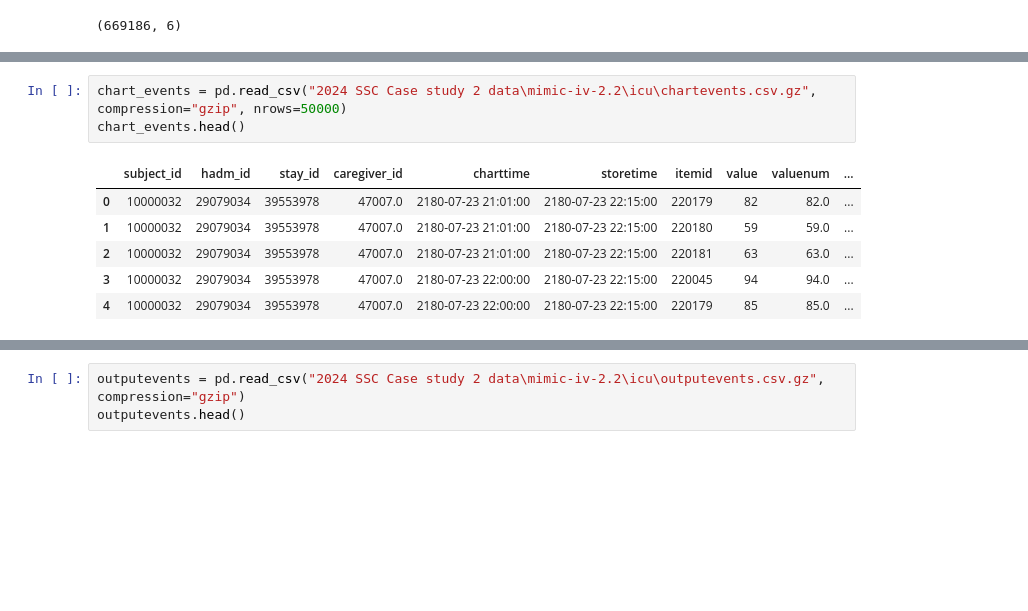
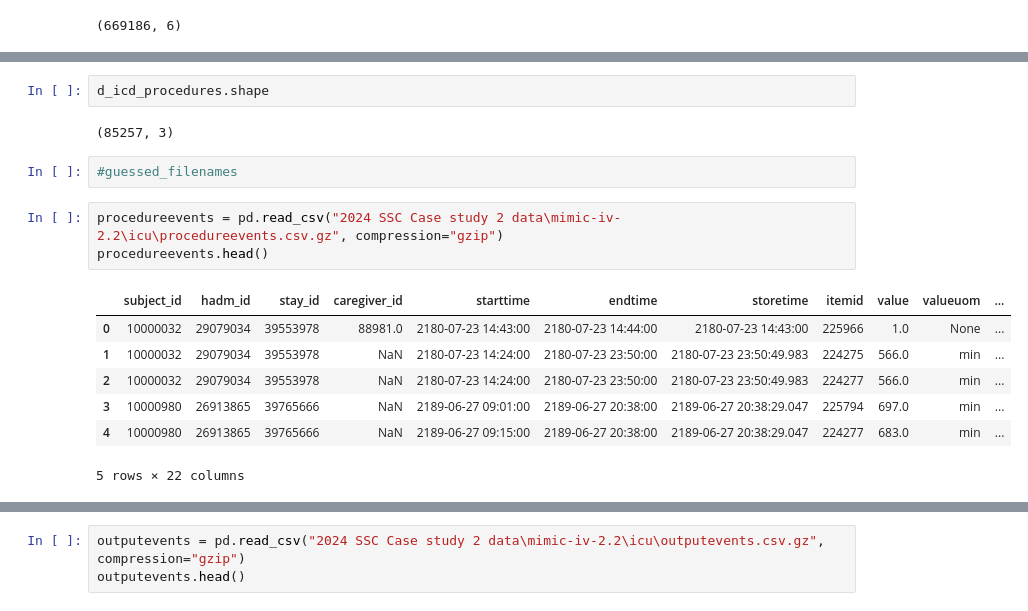
Before and after one commit to quinnvx/MATH2130_PROJECT, a Jupyter notebook: EXPLORE_MIMIC_IV.ipynb, the cells around one changed output, grey strips where cells are left out. Drawn from its saved outputs; the diff is of its cells as text; blank space fills up the shorter version.

```diff
--- a/EXPLORE_MIMIC_IV.ipynb
+++ b/EXPLORE_MIMIC_IV.ipynb
@@ -203,10 +200,17 @@ procedures_icd.shape
+# %%
+d_icd_procedures.shape
+# %% [output]
+(85257, 3)
+# %%
+#guessed_filenames
 # %%
-chart_events = pd.read_csv("2024 SSC Case study 2 data\mimic-iv-2.2\icu\chartevents.csv.gz", compression="gzip", nrows=50000)
-chart_events.head()
+procedureevents = pd.read_csv("2024 SSC Case study 2 data\mimic-iv-2.2\icu\procedureevents.csv.gz", compression="gzip")
+procedureevents.head()
 # %% [output]
-|  | subject_id | hadm_id | stay_id | caregiver_id | charttime | storetime | itemid | value | valuenum | ... |
-| 0 | 10000032 | 29079034 | 39553978 | 47007.0 | 2180-07-23 21:01:00 | 2180-07-23 22:15:00 | 220179 | 82 | 82.0 | ... |
-| 1 | 10000032 | 29079034 | 39553978 | 47007.0 | 2180-07-23 21:01:00 | 2180-07-23 22:15:00 | 220180 | 59 | 59.0 | ... |
-| 2 | 10000032 | 29079034 | 39553978 | 47007.0 | 2180-07-23 21:01:00 | 2180-07-23 22:15:00 | 220181 | 63 | 63.0 | ... |
-| 3 | 10000032 | 29079034 | 39553978 | 47007.0 | 2180-07-23 22:00:00 | 2180-07-23 22:15:00 | 220045 | 94 | 94.0 | ... |
-| 4 | 10000032 | 29079034 | 39553978 | 47007.0 | 2180-07-23 22:00:00 | 2180-07-23 22:15:00 | 220179 | 85 | 85.0 | ... |
+|  | subject_id | hadm_id | stay_id | caregiver_id | starttime | endtime | storetime | itemid | value | valueuom | ... |
+| 0 | 10000032 | 29079034 | 39553978 | 88981.0 | 2180-07-23 14:43:00 | 2180-07-23 14:44:00 | 2180-07-23 14:43:00 | 225966 | 1.0 | None | ... |
+| 1 | 10000032 | 29079034 | 39553978 | NaN | 2180-07-23 14:24:00 | 2180-07-23 23:50:00 | 2180-07-23 23:50:49.983 | 224275 | 566.0 | min | ... |
+| 2 | 10000032 | 29079034 | 39553978 | NaN | 2180-07-23 14:24:00 | 2180-07-23 23:50:00 | 2180-07-23 23:50:49.983 | 224277 | 566.0 | min | ... |
+| 3 | 10000980 | 26913865 | 39765666 | NaN | 2189-06-27 09:01:00 | 2189-06-27 20:38:00 | 2189-06-27 20:38:29.047 | 225794 | 697.0 | min | ... |
+| 4 | 10000980 | 26913865 | 39765666 | NaN | 2189-06-27 09:15:00 | 2189-06-27 20:38:00 | 2189-06-27 20:38:29.047 | 224277 | 683.0 | min | ... |
+5 rows × 22 columns
```
Also changed, not shown: parts of 130 cells of this notebook.
